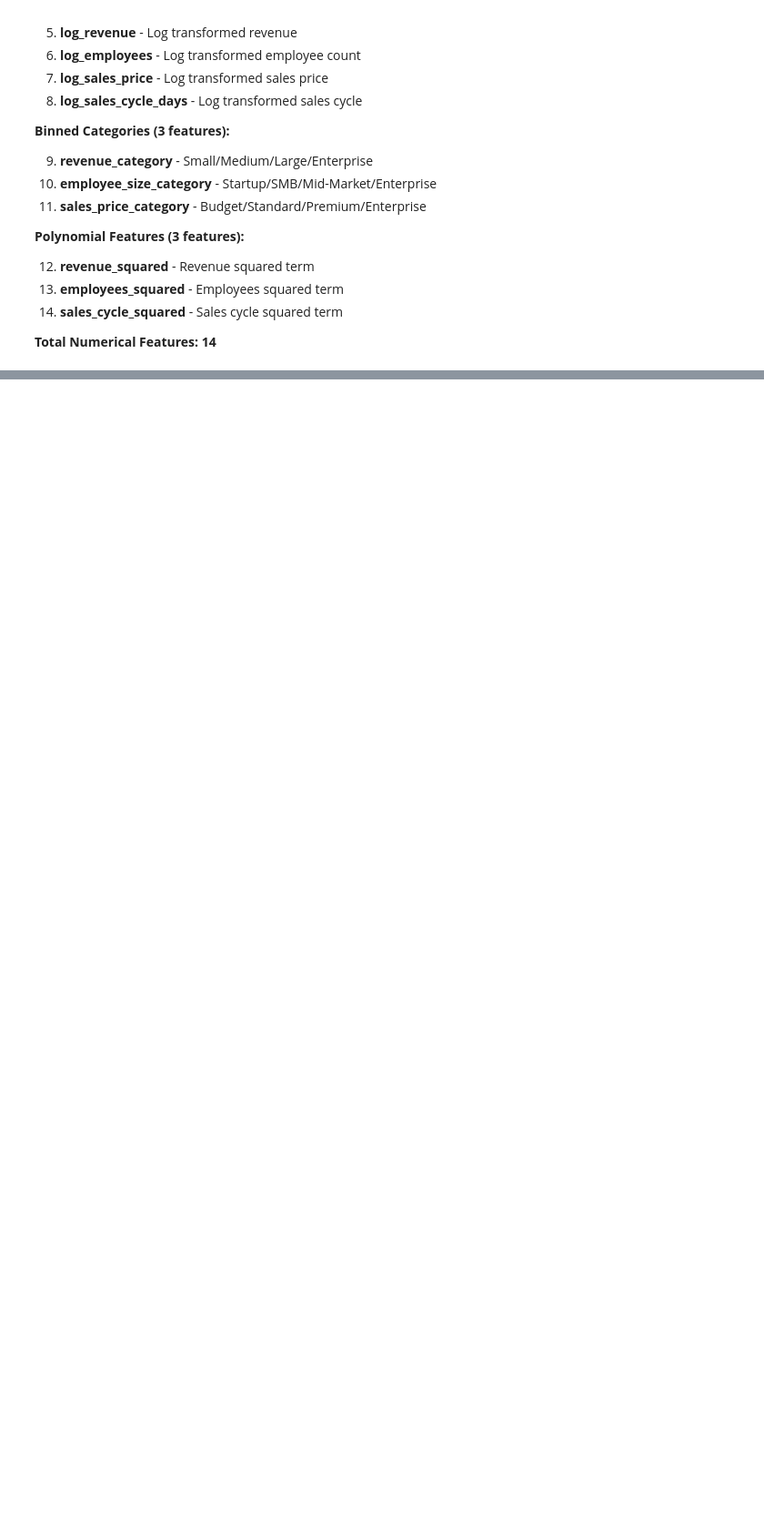
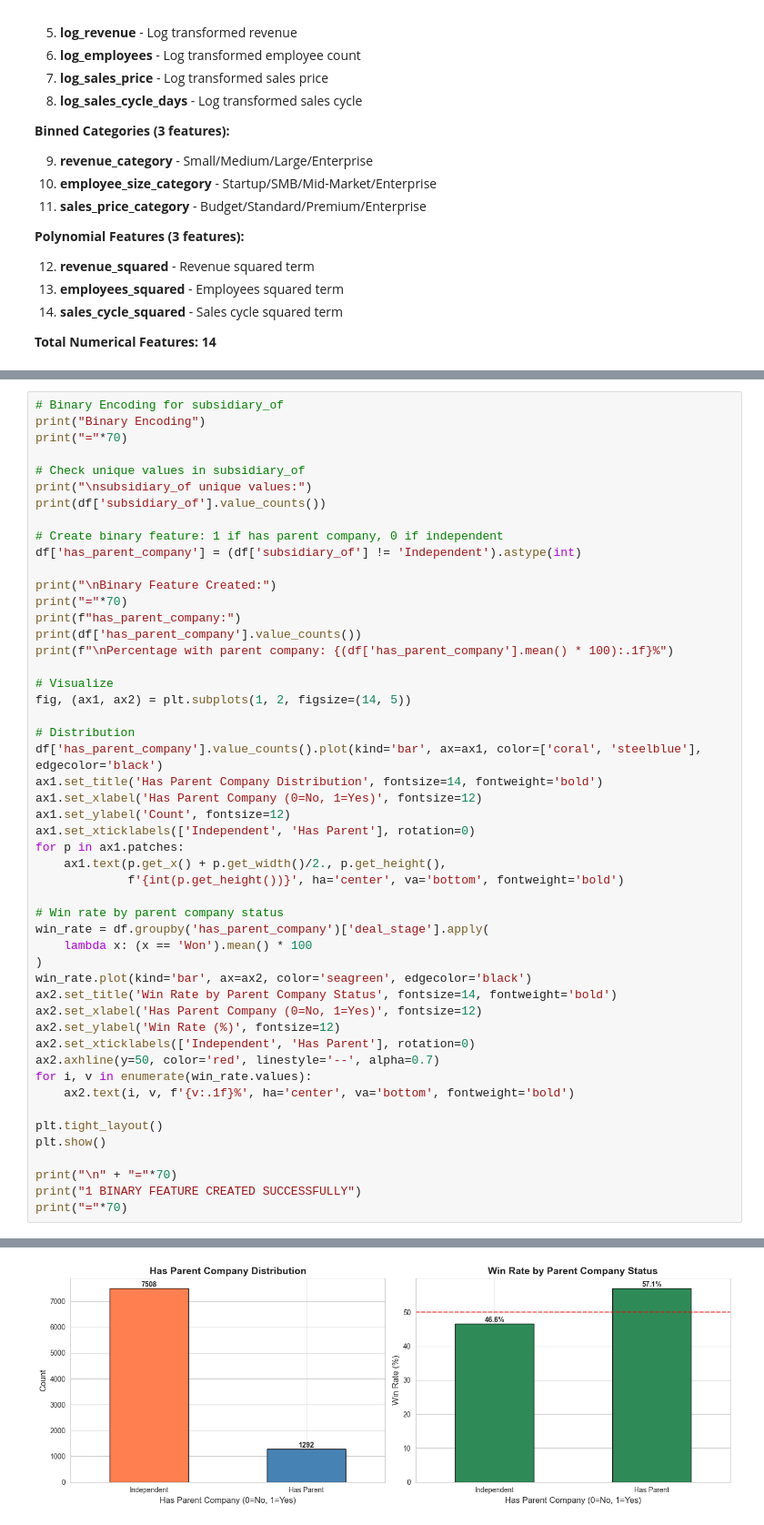
Before and after one commit to Pawan-Bhandari-1164198/1164198, a Jupyter notebook: assignment-3.ipynb, the cells around one changed output, grey strips where cells are left out. Shown at 91% size. Drawn from its saved outputs; the diff is of its cells as text; blank space fills up the shorter version.

```diff
--- a/assignment-3.ipynb
+++ b/assignment-3.ipynb
@@ -1184,0 +1344,51 @@ A total of 14 numerical features were created through ratios, transformations, b
+# %%
+# Binary Encoding for subsidiary_of
+print("Binary Encoding")
+print("="*70)
+
+# Check unique values in subsidiary_of
+print("\nsubsidiary_of unique values:")
+print(df['subsidiary_of'].value_counts())
+
+# Create binary feature: 1 if has parent company, 0 if independent
+df['has_parent_company'] = (df['subsidiary_of'] != 'Independent').astype(int)
+
+print("\nBinary Feature Created:")
+print("="*70)
+print(f"has_parent_company:")
+print(df['has_parent_company'].value_counts())
+print(f"\nPercentage with parent company: {(df['has_parent_company'].mean() * 100):.1f}%")
+
+# Visualize
+fig, (ax1, ax2) = plt.subplots(1, 2, figsize=(14, 5))
+
+# Distribution
+df['has_parent_company'].value_counts().plot(kind='bar', ax=ax1, color=['coral', 'steelblue'], edgecolor='black')
+ax1.set_title('Has Parent Company Distribution', fontsize=14, fontweight='bold')
+ax1.set_xlabel('Has Parent Company (0=No, 1=Yes)', fontsize=12)
+ax1.set_ylabel('Count', fontsize=12)
+ax1.set_xticklabels(['Independent', 'Has Parent'], rotation=0)
+for p in ax1.patches:
+    ax1.text(p.get_x() + p.get_width()/2., p.get_height(),
+             f'{int(p.get_height())}', ha='center', va='bottom', fontweight='bold')
+
+# Win rate by parent company status
+win_rate = df.groupby('has_parent_company')['deal_stage'].apply(
+    lambda x: (x == 'Won').mean() * 100
+)
+win_rate.plot(kind='bar', ax=ax2, color='seagreen', edgecolor='black')
+ax2.set_title('Win Rate by Parent Company Status', fontsize=14, fontweight='bold')
+ax2.set_xlabel('Has Parent Company (0=No, 1=Yes)', fontsize=12)
+ax2.set_ylabel('Win Rate (%)', fontsize=12)
+ax2.set_xticklabels(['Independent', 'Has Parent'], rotation=0)
+ax2.axhline(y=50, color='red', linestyle='--', alpha=0.7)
+for i, v in enumerate(win_rate.values):
+    ax2.text(i, v, f'{v:.1f}%', ha='center', va='bottom', fontweight='bold')
+
+plt.tight_layout()
+plt.show()
+
+print("\n" + "="*70)
+print("1 BINARY FEATURE CREATED SUCCESSFULLY")
+print("="*70)
+# %% [output]
@@ -1184,0 +1412 @@ A total of 14 numerical features were created through ratios, transformations, b
+[figure, added]
```
Also changed, not shown: parts of 7 cells of this notebook.
